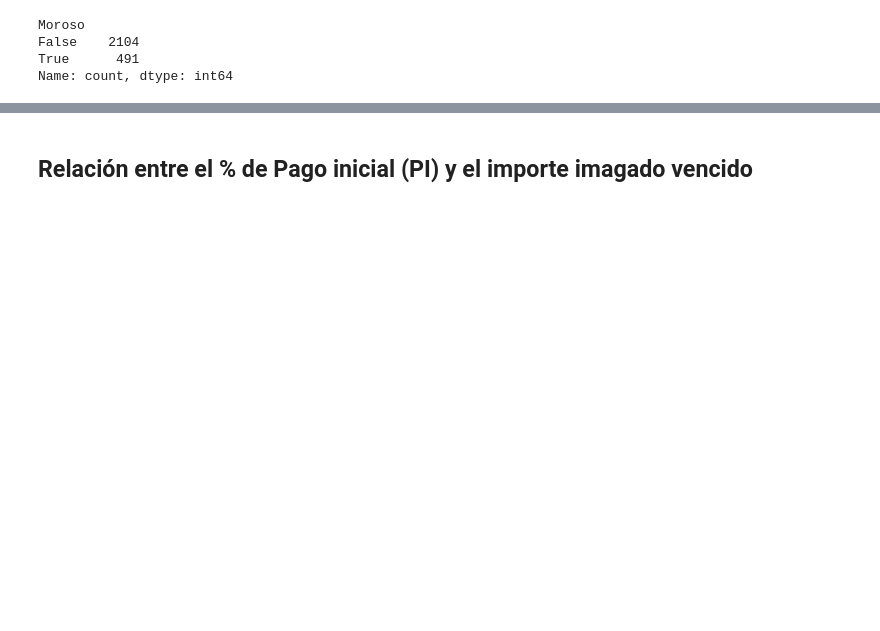
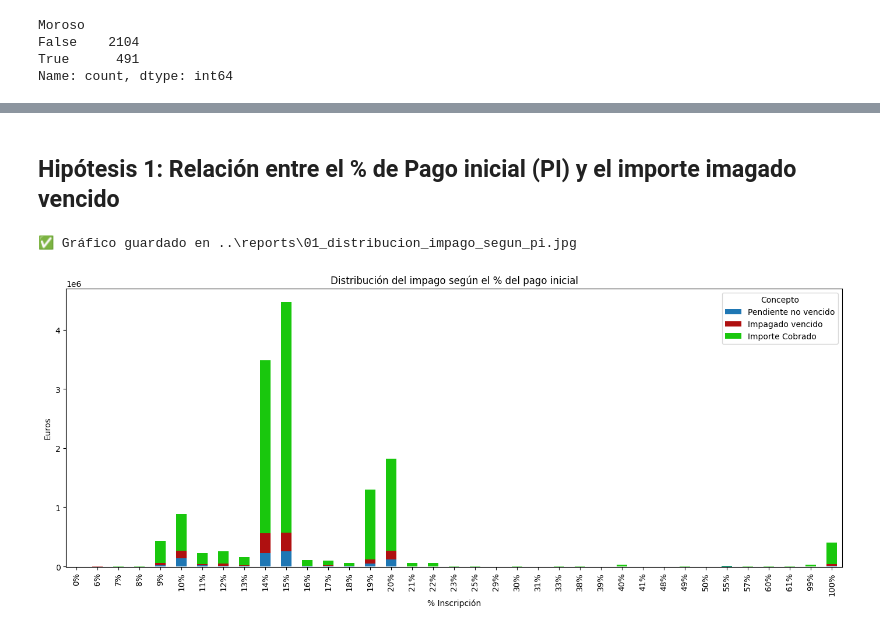
Before and after one commit to clorofilo/prediccion-morosidad, a Jupyter notebook: notebooks/01_eda.ipynb, the cells around one changed output, grey strips where cells are left out. Drawn from its saved outputs; the diff is of its cells as text; code cells hidden in the pictures; blank space fills up the shorter version.

```diff
--- a/notebooks/01_eda.ipynb
+++ b/notebooks/01_eda.ipynb
@@ -97,2 +431,2 @@ Name: count, dtype: int64
 # %% [markdown]
-## Relación entre el % de Pago inicial (PI) y el importe imagado vencido
+## Hipótesis 1: Relación entre el % de Pago inicial (PI) y el importe imagado vencido
@@ -100,0 +433,5 @@ Name: count, dtype: int64
+# %%
+df_result = plot_facturacion(df_convo_deuda, os.path.join(path_reports, '01_distribucion_impago_segun_pi.jpg'))
+# %% [output]
+✅ Gráfico guardado en ..\reports\01_distribucion_impago_segun_pi.jpg
+[figure, added]
```
Also changed, not shown: parts of 19 cells of this notebook, 7 other files.
